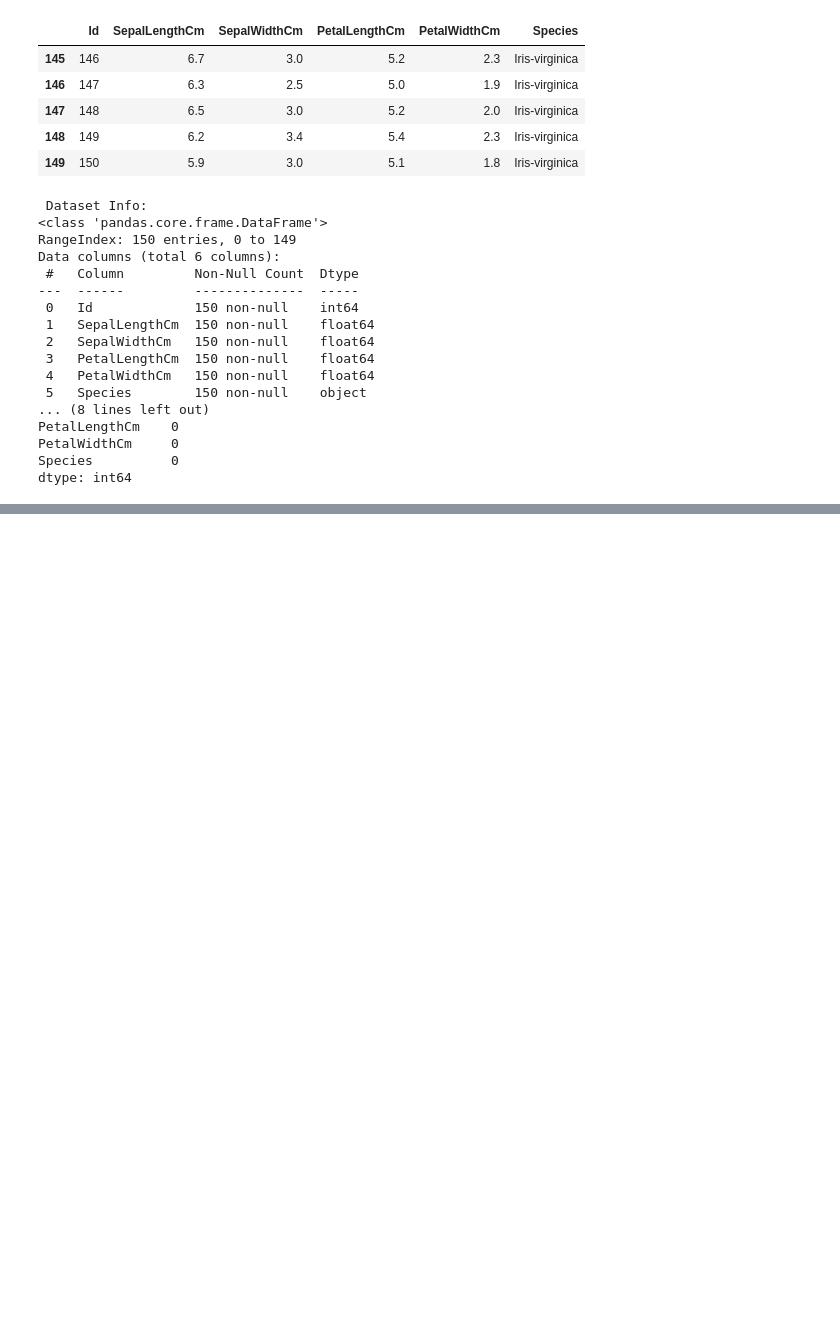
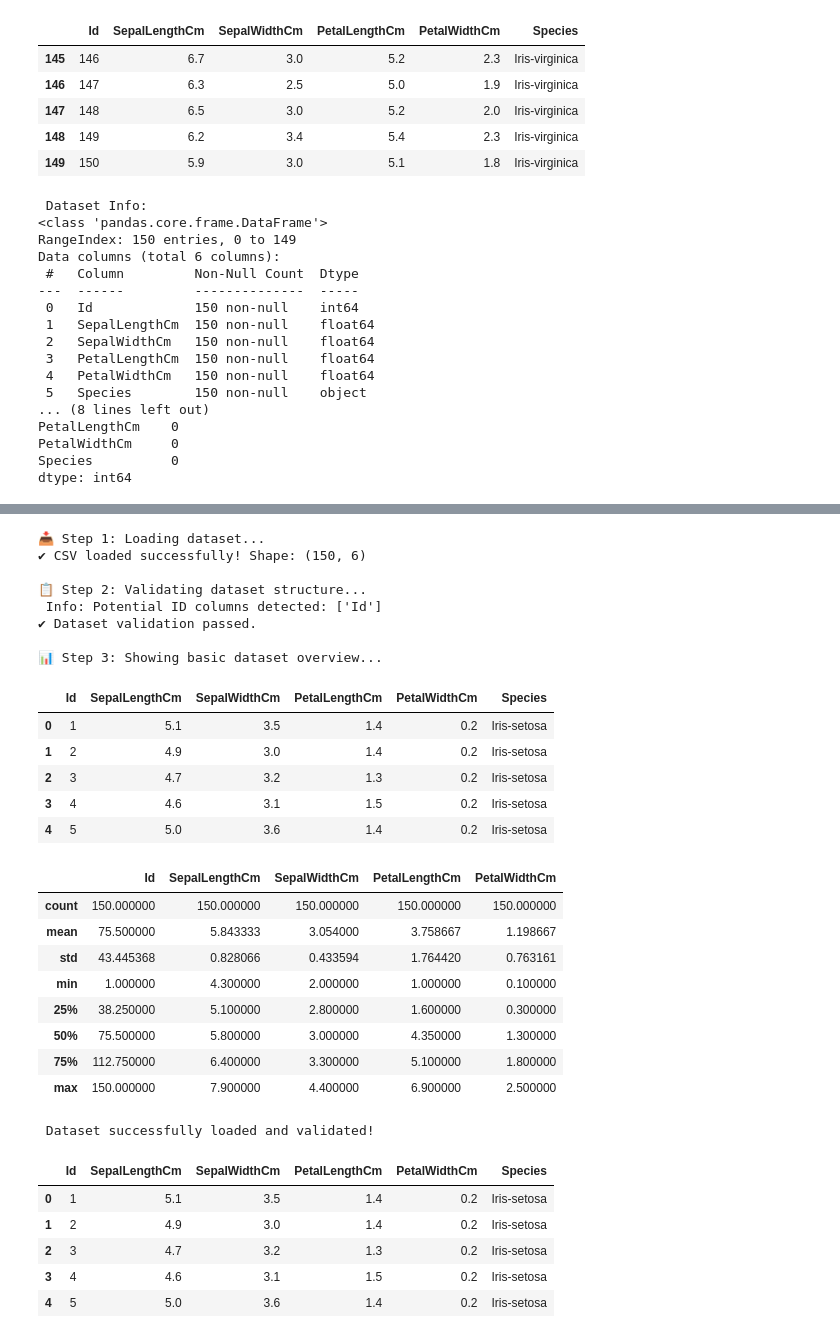
Before and after one commit to Alpha6849/CortexAI, a Jupyter notebook: Phase1_AutoML_EDA/notebooks/01_data_loader.ipynb, the cells around one changed output, grey strips where cells are left out. Drawn from its saved outputs; the diff is of its cells as text; code cells hidden in the pictures; blank space fills up the shorter version.

```diff
--- a/Phase1_AutoML_EDA/notebooks/01_data_loader.ipynb
+++ b/Phase1_AutoML_EDA/notebooks/01_data_loader.ipynb
@@ -117,0 +223,64 @@ dtype: int64
+# %%
+# Master function to load + validate the dataset
+
+def load_and_validate(file_path):
+    """
+    Full pipeline: loads the CSV, validates it, and returns a clean DataFrame.
+    """
+
+    print("📥 Step 1: Loading dataset...")
+    df = load_csv(file_path)
+
+    if df is None:
+        print(" Failed at loading stage.")
+        return None
+
+    print("\n📋 Step 2: Validating dataset structure...")
+    if not validate_dataset(df):
+        print(" Dataset validation failed.")
+        return None
+
+    print("\n📊 Step 3: Showing basic dataset overview...")
+
+    # Display previews only if dataset is valid
+    display(df.head())
+    display(df.describe())
+
+    print("\n Dataset successfully loaded and validated!")
+    return df
+
+
+# Run the full loader on our sample data
+final_df = load_and_validate(data_path)
+final_df.head()
+# %% [output]
+📥 Step 1: Loading dataset...
+✔ CSV loaded successfully! Shape: (150, 6)
+
+📋 Step 2: Validating dataset structure...
+ Info: Potential ID columns detected: ['Id']
+✔ Dataset validation passed.
+
+📊 Step 3: Showing basic dataset overview...
+|  | Id | SepalLengthCm | SepalWidthCm | PetalLengthCm | PetalWidthCm | Species |
+| 0 | 1 | 5.1 | 3.5 | 1.4 | 0.2 | Iris-setosa |
+| 1 | 2 | 4.9 | 3.0 | 1.4 | 0.2 | Iris-setosa |
+| 2 | 3 | 4.7 | 3.2 | 1.3 | 0.2 | Iris-setosa |
+| 3 | 4 | 4.6 | 3.1 | 1.5 | 0.2 | Iris-setosa |
+| 4 | 5 | 5.0 | 3.6 | 1.4 | 0.2 | Iris-setosa |
+|  | Id | SepalLengthCm | SepalWidthCm | PetalLengthCm | PetalWidthCm |
+| count | 150.000000 | 150.000000 | 150.000000 | 150.000000 | 150.000000 |
+| mean | 75.500000 | 5.843333 | 3.054000 | 3.758667 | 1.198667 |
+| std | 43.445368 | 0.828066 | 0.433594 | 1.764420 | 0.763161 |
+| min | 1.000000 | 4.300000 | 2.000000 | 1.000000 | 0.100000 |
+| 25% | 38.250000 | 5.100000 | 2.800000 | 1.600000 | 0.300000 |
+| 50% | 75.500000 | 5.800000 | 3.000000 | 4.350000 | 1.300000 |
+| 75% | 112.750000 | 6.400000 | 3.300000 | 5.100000 | 1.800000 |
+| max | 150.000000 | 7.900000 | 4.400000 | 6.900000 | 2.500000 |
+ Dataset successfully loaded and validated!
+|  | Id | SepalLengthCm | SepalWidthCm | PetalLengthCm | PetalWidthCm | Species |
+| 0 | 1 | 5.1 | 3.5 | 1.4 | 0.2 | Iris-setosa |
+| 1 | 2 | 4.9 | 3.0 | 1.4 | 0.2 | Iris-setosa |
+| 2 | 3 | 4.7 | 3.2 | 1.3 | 0.2 | Iris-setosa |
+| 3 | 4 | 4.6 | 3.1 | 1.5 | 0.2 | Iris-setosa |
+| 4 | 5 | 5.0 | 3.6 | 1.4 | 0.2 | Iris-setosa |
```
Also changed, not shown: parts of 2 cells of this notebook.
